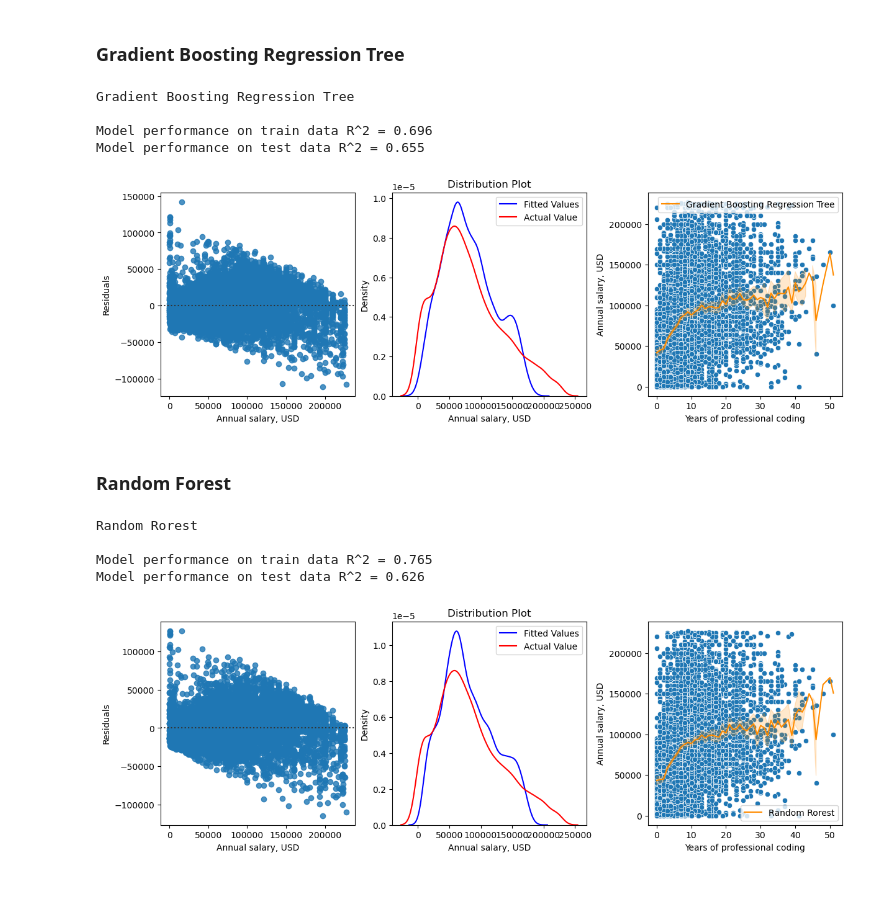
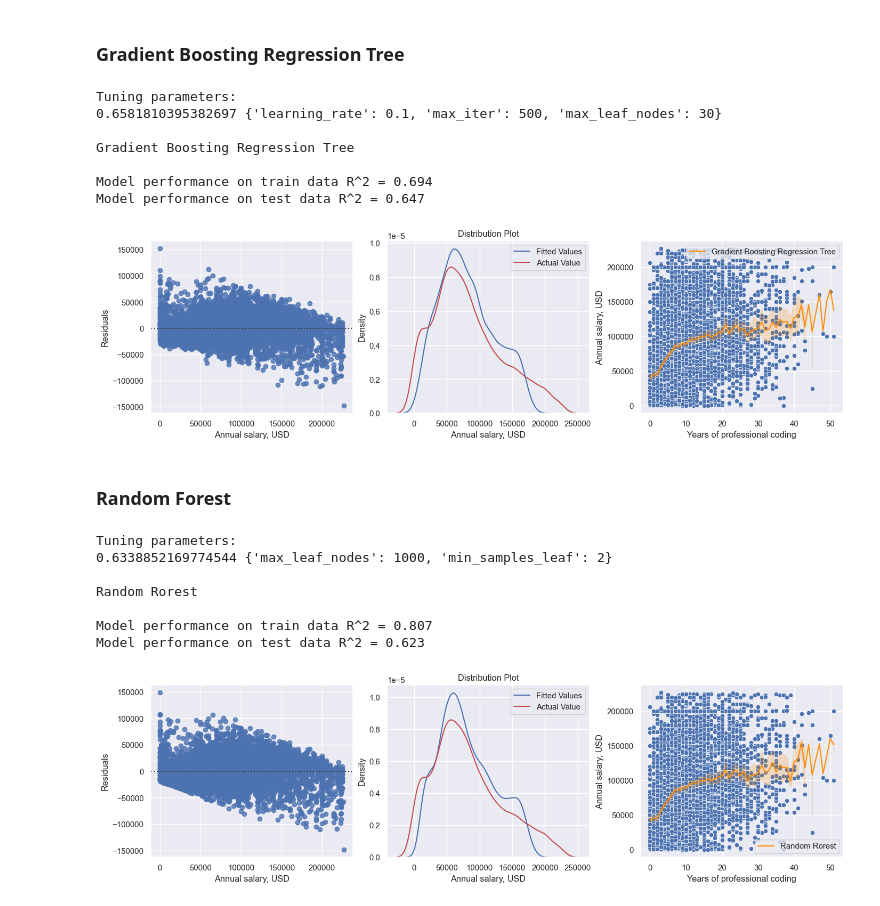
Before and after one commit to smotrova/ReDI_Fall2024_Project, a Jupyter notebook: notebooks/07-ls-regression-tree-cv-train2023-test2023.ipynb, the cells around one changed output. Saved outputs shown, nothing was run; the diff lists cells and outputs as text; code cells hidden in the pictures.

Commit message:
upd models score

```diff
--- a/notebooks/07-ls-regression-tree-cv-train2023-test2023.ipynb
+++ b/notebooks/07-ls-regression-tree-cv-train2023-test2023.ipynb
@@ -216,8 +216,11 @@ X_test = X_test_processed
 # %%
 def ModelEvaluationVisualisation(df_test, y_test, y_pred, model_name,  R2_train, R2_test):
 
+    custom_params = {'axes.grid': True}
+    sns.set_theme(context='notebook', style='darkgrid', palette='deep', font='sans-serif', font_scale=0.98, color_codes=True, rc=custom_params)
+
     # Evaluate model performance on test data
-    width = 12
+    width = 14
     height = 4
 
     print(f'\n{model_name}\n')
@@ -239,7 +242,6 @@ def ModelEvaluationVisualisation(df_test, y_test, y_pred, model_name,  R2_train,
     ax2.set_title("Distribution Plot")
     ax2.set_xlabel("Annual salary, USD")
 
-
     sns.scatterplot(x=df_test["YearsCodePro"], y=y_test, ax=ax3)
     sns.lineplot(x=df_test["YearsCodePro"], y=y_pred, color="darkorange", label=model_name, ax=ax3)
     ax3.set_ylabel("Annual salary, USD")
@@ -375,7 +385,8 @@ tuning = GridSearchCV(model, parameters, cv=5)
 tuning.fit(X_train, y_train)
 
 best_model = tuning.best_estimator_
-#print (tuning.best_score_, tuning.best_params_)
+print ("\nTuning parameters:")
+print (tuning.best_score_, tuning.best_params_)
 R2_train = best_model.score(X_train, y_train)
 
 
@@ -389,45 +400,52 @@ R2_test = 1.0 - RSS/TSS
 # Evaluate model performance
 ModelEvaluationVisualisation(df_test, y_test, y_pred, model_name,  R2_train, R2_test)
 # %% [output]
+Tuning parameters:
+0.6581810395382697 {'learning_rate': 0.1, 'max_iter': 500, 'max_leaf_nodes': 30}
+
 Gradient Boosting Regression Tree
 
-Model performance on train data R^2 = 0.696
-Model performance on test data R^2 = 0.655
+Model performance on train data R^2 = 0.694
+Model performance on test data R^2 = 0.647
-[figure, old version]
+[figure, new version]
 # %% [markdown]
 ### Random Forest
 # %%
 # fit a model
 model_name = "Random Rorest"
-model = RandomForestRegressor(n_estimators=150, ccp_alpha=0.001)
+model = RandomForestRegressor()
 model.fit(X_train, y_train)
 
 # tunning hyperparameter
 parameters = {
-    "max_features": [1, 2, 3, 5, None],
+    #"max_features": [1, 2, 3, 5, None],
     "max_leaf_nodes": [10, 100, 1000, None],
     "min_samples_leaf": [1, 2, 5, 10, 20, 50, 100]
 }
 tuning = GridSearchCV(model, parameters, cv=5)
 tuning.fit(X_train, y_train)
 best_model = tuning.best_estimator_
-#print (tuning.best_score_, tuning.best_params_)
+print ("\nTuning parameters:")
+print (tuning.best_score_, tuning.best_params_)
 R2_train = best_model.score(X_train, y_train)
 
 # predict salary with the best trained model on the test data set
 y_pred = best_model.predict(X_test)
 RSS = ((y_test-y_pred)**2).sum()
 TSS = ((y_train.mean()-y_test)**2).sum()
 R2_test = 1.0 - RSS/TSS
 
 # Evaluate model performance
 ModelEvaluationVisualisation(df_test, y_test, y_pred, model_name,  R2_train, R2_test)
 # %% [output]
+Tuning parameters:
+0.6338852169774544 {'max_leaf_nodes': 1000, 'min_samples_leaf': 2}
+
 Random Rorest
 
-Model performance on train data R^2 = 0.765
-Model performance on test data R^2 = 0.626
+Model performance on train data R^2 = 0.807
+Model performance on test data R^2 = 0.623
-[figure, old version]
+[figure, new version]
 # %%
 # tunning hyperparameter
 
```
Also changed, not shown: parts of 4 cells of this notebook.
